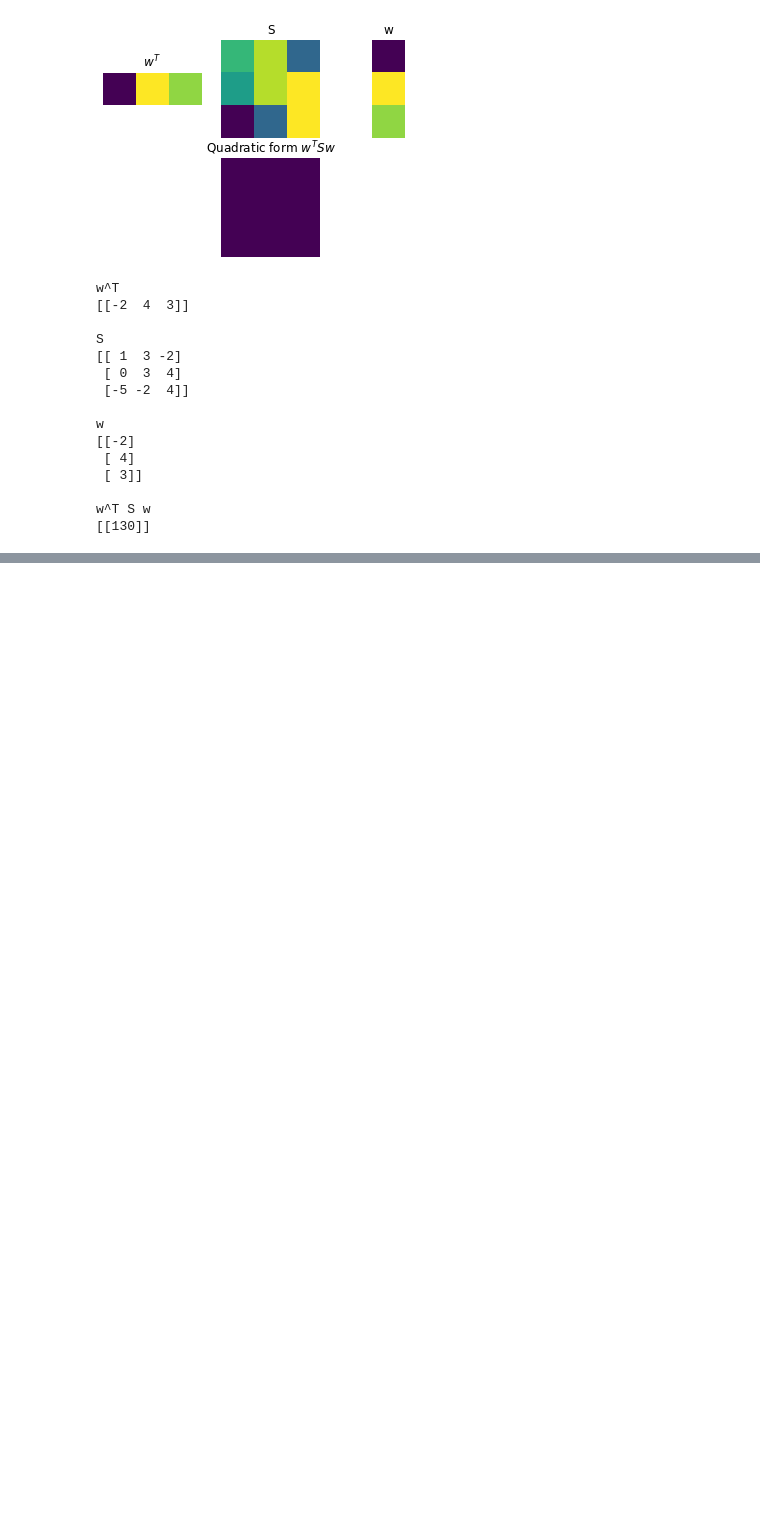
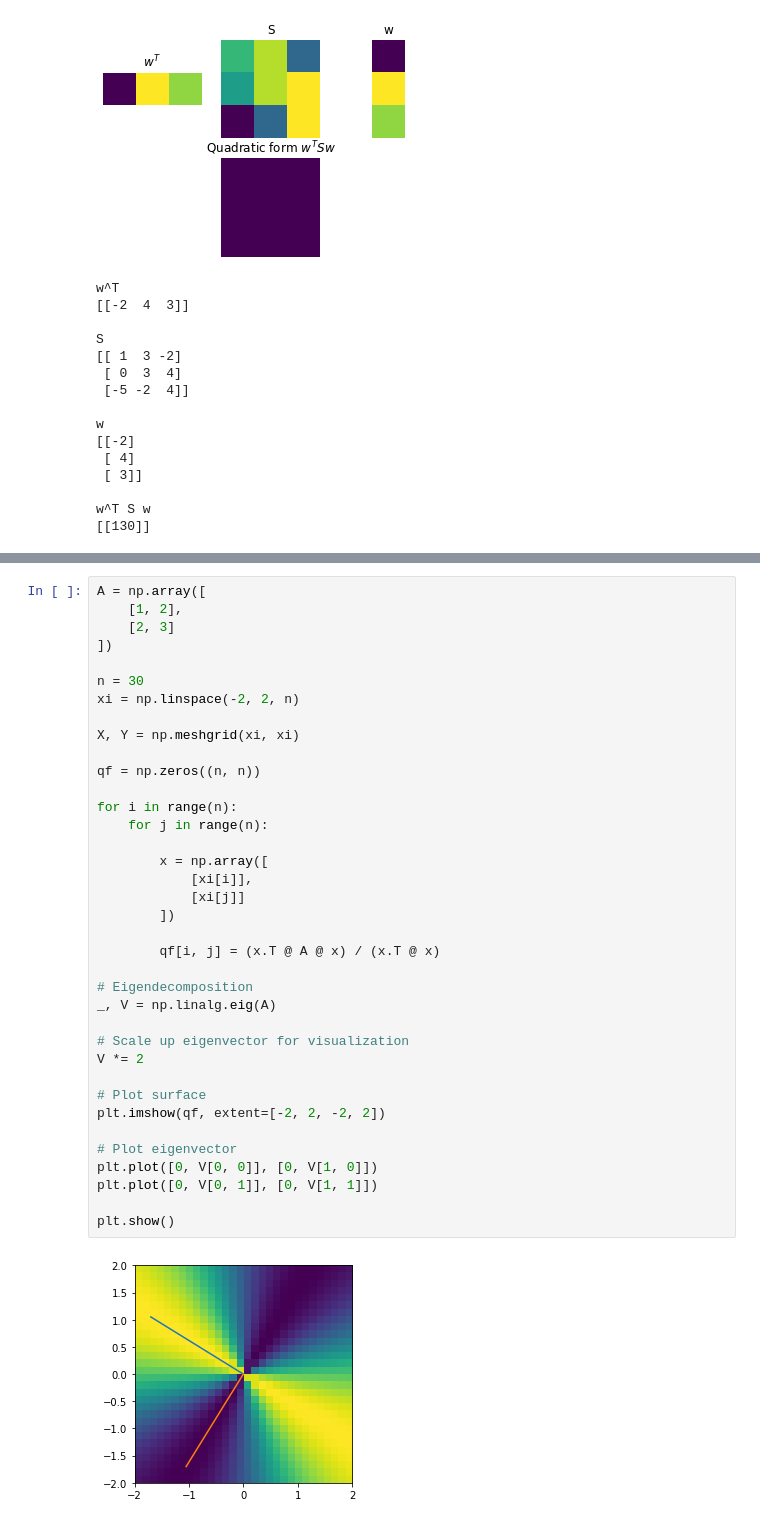
Before and after one commit to yukikitayama/machine-learning, a Jupyter notebook: math/quadratic_form.ipynb, the cells around one changed output, grey strips where cells are left out. Drawn from its saved outputs; the diff is of its cells as text; blank space fills up the shorter version.

```diff
--- a/math/quadratic_form.ipynb
+++ b/math/quadratic_form.ipynb
@@ -205 +394,40 @@ w^T S w
+# %%
+A = np.array([
+    [1, 2],
+    [2, 3]
+])
+
+n = 30
+xi = np.linspace(-2, 2, n)
+
+X, Y = np.meshgrid(xi, xi)
+
+qf = np.zeros((n, n))
+
+for i in range(n):
+    for j in range(n):
+
+        x = np.array([
+            [xi[i]],
+            [xi[j]]
+        ])
+
+        qf[i, j] = (x.T @ A @ x) / (x.T @ x)
+
+# Eigendecomposition
+_, V = np.linalg.eig(A)
+
+# Scale up eigenvector for visualization
+V *= 2
+
+# Plot surface
+plt.imshow(qf, extent=[-2, 2, -2, 2])
+
+# Plot eigenvector
+plt.plot([0, V[0, 0]], [0, V[1, 0]])
+plt.plot([0, V[0, 1]], [0, V[1, 1]])
+
+plt.show()
+# %% [output]
+[figure, added]
 # %%
```
Also changed, not shown: parts of 7 cells of this notebook.
